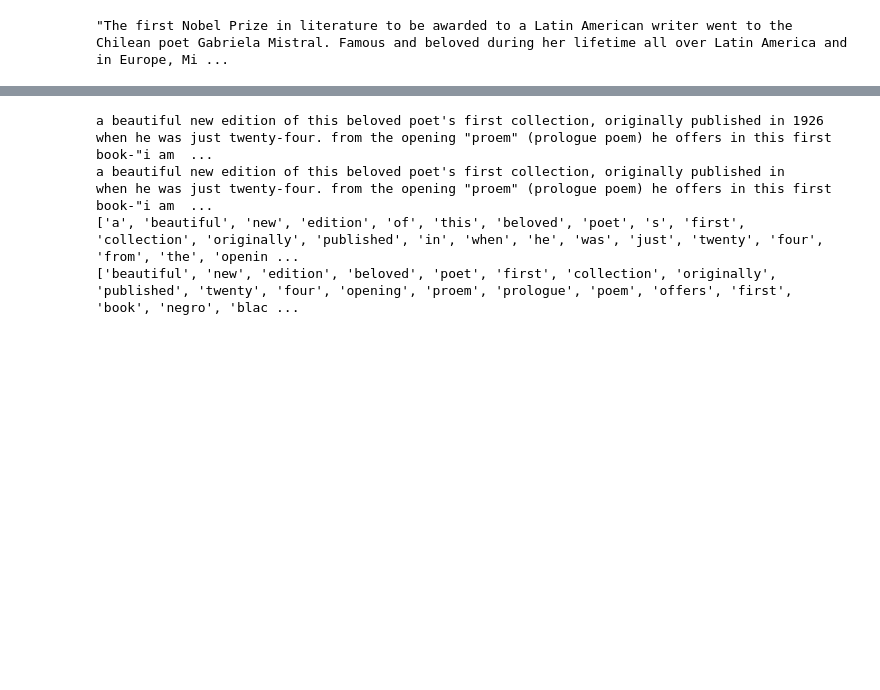
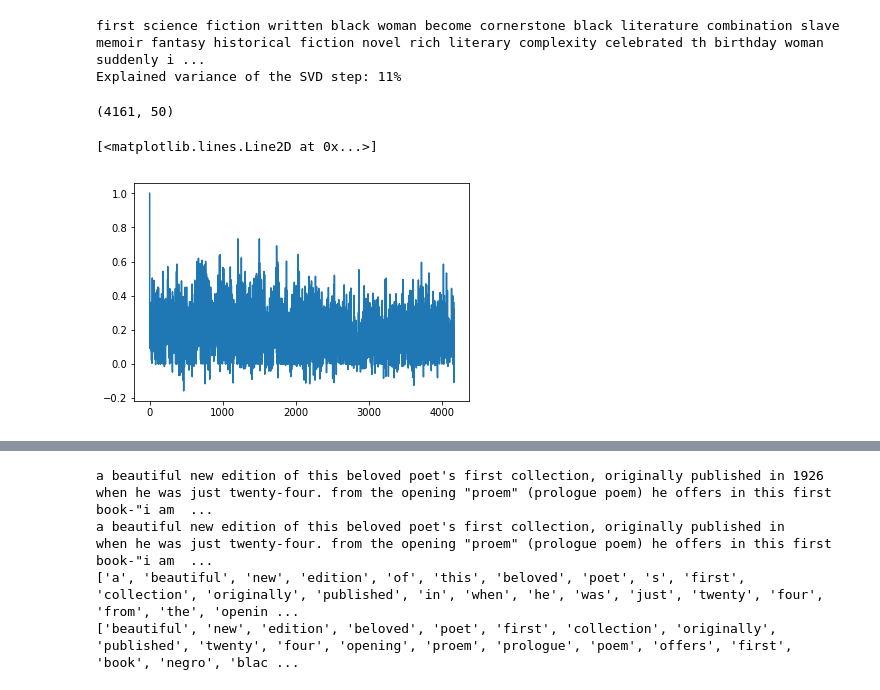
Before and after one commit to rmillin/diverse_reading, a Jupyter notebook: process_data.ipynb, the cells around one changed output, grey strips where cells are left out. Cells and saved outputs as stored; diff of their text form; code cells hidden in the pictures; blank space fills up the shorter version.

```diff
--- a/process_data.ipynb
+++ b/process_data.ipynb
@@ -14,10 +14,10 @@ import re
 # read in data
 # some of these lists are weird...and maybe shouldn't be used...
 # or at least filtered by review and maybe genre to eliminate weird entries
-path = '/Users/rmillin/Documents/Insight/diverse-reading/data'
-fname = 'diverse_2_01_25.json'
+path = '/Users/rmillin/Documents/Insight/diverse-reading'
+fname = 'diverse_books_merged.json'
 data = pd.read_json(join(path,fname), orient='records')
-data
+data.head()
 
 # The descriptions are screwed up - parts of them repeat.  I'm not sure what to do about this.
 # If first reducing to words, could live with it and use unique words.
@@ -67,5 +55,4 @@ data['description'] = data['description'].apply(clean_summary)
 data['description'] = data['description'].apply(lambda x: "".join(x) if isinstance(x,list) else str(x))
 # %%
 data.loc[4,'description']
+orig_data = data.copy(deep=True)
-# %% [output]
-"The first Nobel Prize in literature to be awarded to a Latin American writer went to the Chilean poet Gabriela Mistral. Famous and beloved during her lifetime all over Latin America and in Europe, Mi ...
@@ -71,0 +113,16 @@ data.loc[4,'description']
+# %%
+X = process_lsa(data, 50)
+X.shape
+# %% [output]
+first science fiction written black woman become cornerstone black literature combination slave memoir fantasy historical fiction novel rich literary complexity celebrated th birthday woman suddenly i ...
+Explained variance of the SVD step: 11%
+(4161, 50)
+# %%
+# look at cosine similarity between first book and the rest of books, plot
+from sklearn.metrics import pairwise
+import matplotlib.pyplot as plt
+m = pairwise.cosine_similarity(X, Y=X[0,:].reshape(1, -1)).flatten()
+plt.plot(m)
+# %% [output]
+[<matplotlib.lines.Line2D at 0x...>]
+[figure, added]
```
Also changed, not shown: parts of 4 cells of this notebook, 20 other files.
